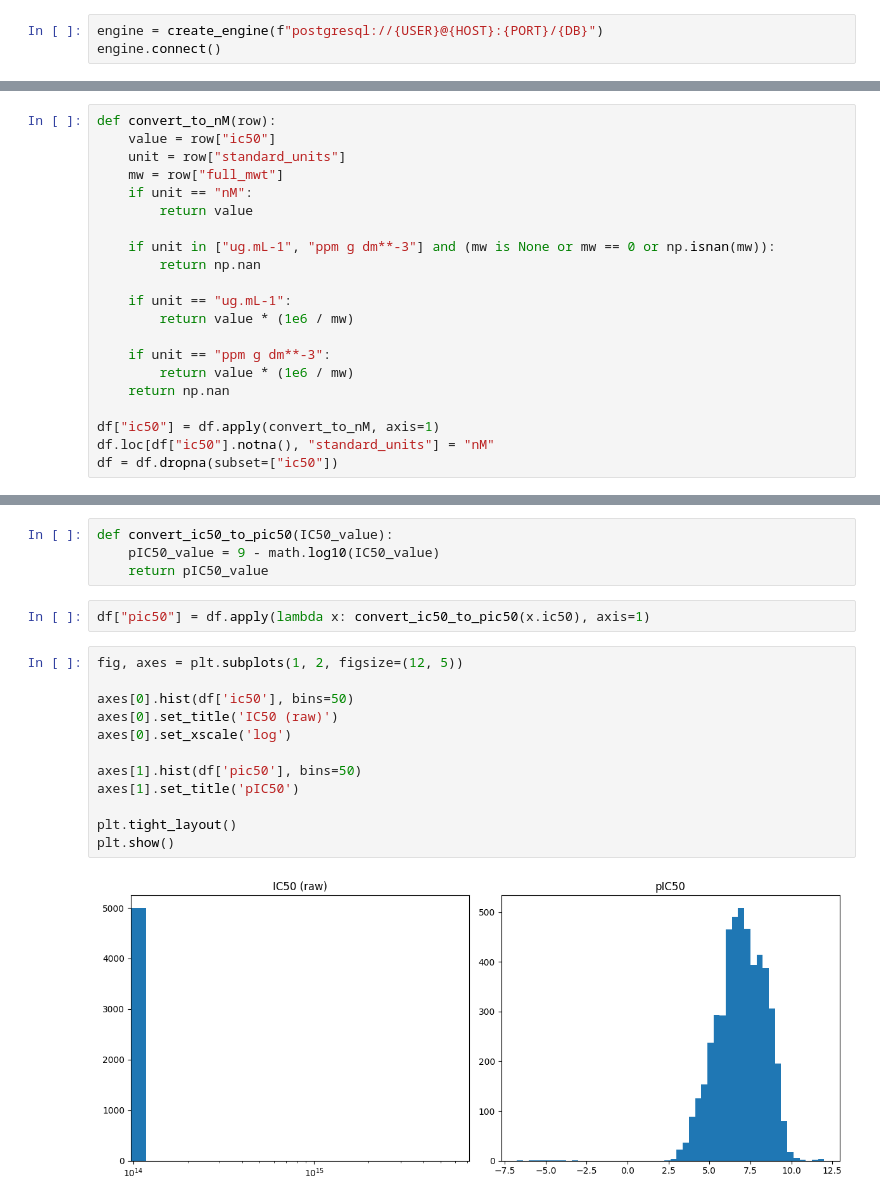
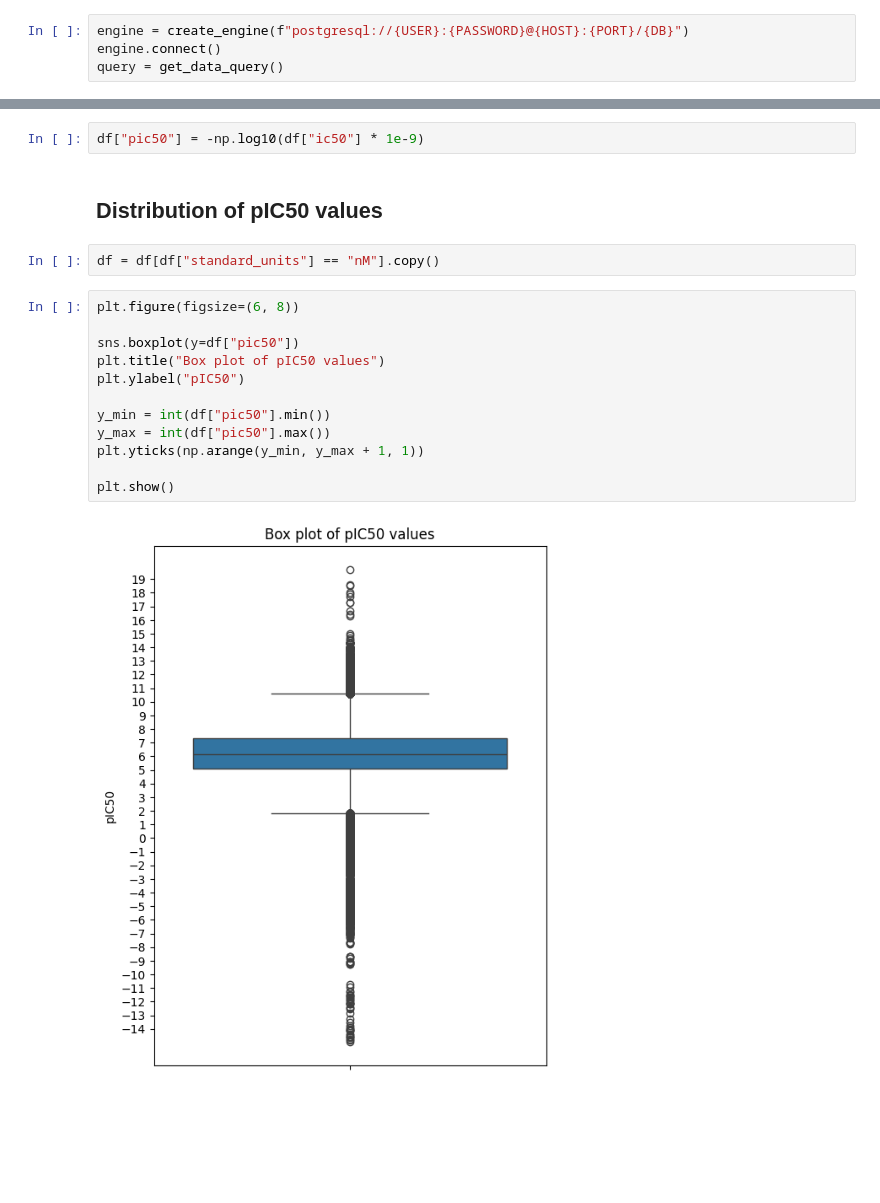
Before and after one commit to Shintenza/chembl-ic50, a Jupyter notebook: notebooks/chembl_36-eda.ipynb, the cells around one changed output, grey strips where cells are left out. Cells and saved outputs as stored; diff of their text form; blank space fills up the shorter version.

```diff
--- a/notebooks/chembl_36-eda.ipynb
+++ b/notebooks/chembl_36-eda.ipynb
@@ -21,3 +27,4 @@ DB = "chembl_36"
 # %%
-engine = create_engine(f"postgresql://{USER}@{HOST}:{PORT}/{DB}")
+engine = create_engine(f"postgresql://{USER}:{PASSWORD}@{HOST}:{PORT}/{DB}")
 engine.connect()
+query = get_data_query()
@@ -135,21 +110,0 @@ array(['nM', 'ug.mL-1', 'ppm g dm**-3'], dtype=object)
-# %%
-def convert_to_nM(row):
-    value = row["ic50"]
-    unit = row["standard_units"]
-    mw = row["full_mwt"]
-    if unit == "nM":
-        return value
-
-    if unit in ["ug.mL-1", "ppm g dm**-3"] and (mw is None or mw == 0 or np.isnan(mw)):
-        return np.nan
-
-    if unit == "ug.mL-1":
-        return value * (1e6 / mw)
-
-    if unit == "ppm g dm**-3":
-        return value * (1e6 / mw)
-    return np.nan
-
-df["ic50"] = df.apply(convert_to_nM, axis=1)
-df.loc[df["ic50"].notna(), "standard_units"] = "nM"
-df = df.dropna(subset=["ic50"])
@@ -181,20 +113,20 @@ Name: ic50, dtype: float64
-# %%
-def convert_ic50_to_pic50(IC50_value):
-    pIC50_value = 9 - math.log10(IC50_value)
-    return pIC50_value
 # %%
-df["pic50"] = df.apply(lambda x: convert_ic50_to_pic50(x.ic50), axis=1)
+df["pic50"] = -np.log10(df["ic50"] * 1e-9)
+# %% [markdown]
+## Distribution of pIC50 values
+# %%
+df = df[df["standard_units"] == "nM"].copy()
 # %%
-fig, axes = plt.subplots(1, 2, figsize=(12, 5))
+plt.figure(figsize=(6, 8))
 
-axes[0].hist(df['ic50'], bins=50)
-axes[0].set_title('IC50 (raw)')
-axes[0].set_xscale('log')
+sns.boxplot(y=df["pic50"])
+plt.title("Box plot of pIC50 values")
+plt.ylabel("pIC50")
 
-axes[1].hist(df['pic50'], bins=50)
-axes[1].set_title('pIC50')
+y_min = int(df["pic50"].min())
+y_max = int(df["pic50"].max())
+plt.yticks(np.arange(y_min, y_max + 1, 1))
 
-plt.tight_layout()
 plt.show()
 # %% [output]
-[figure, old version]
+[figure, new version]
```
Also changed, not shown: parts of 49 cells of this notebook, 1 other file.
